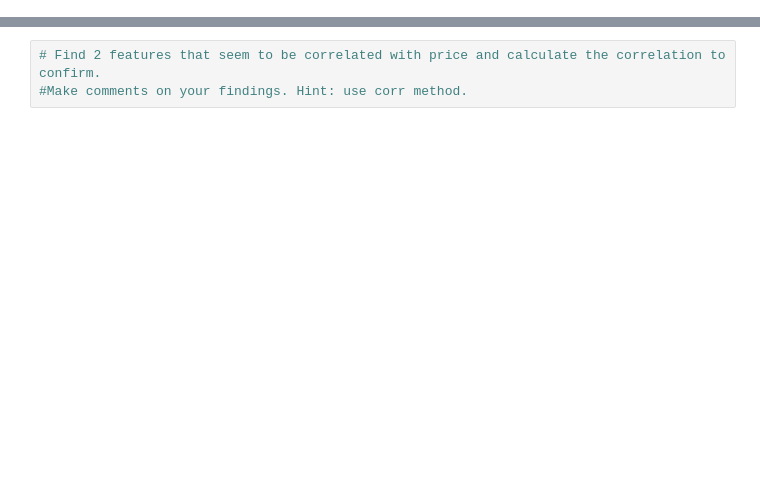
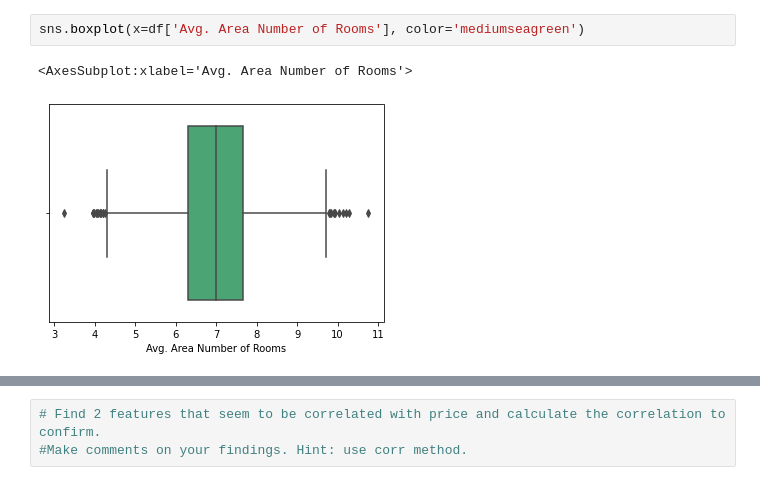
Before and after one commit to mfouquier/5400-Python-DataScience, a Jupyter notebook: Fouquier9.ipynb, the cells around one changed output, grey strips where cells are left out. Cells and saved outputs as stored; diff of their text form; blank space fills up the shorter version.

```diff
--- a/Fouquier9.ipynb
+++ b/Fouquier9.ipynb
@@ -26,0 +117,5 @@
+# %%
+sns.boxplot(x=df['Avg. Area Number of Rooms'], color='mediumseagreen')
+# %% [output]
+<AxesSubplot:xlabel='Avg. Area Number of Rooms'>
+[figure, added]
```
Also changed, not shown: parts of 27 cells of this notebook, 1 other file.
